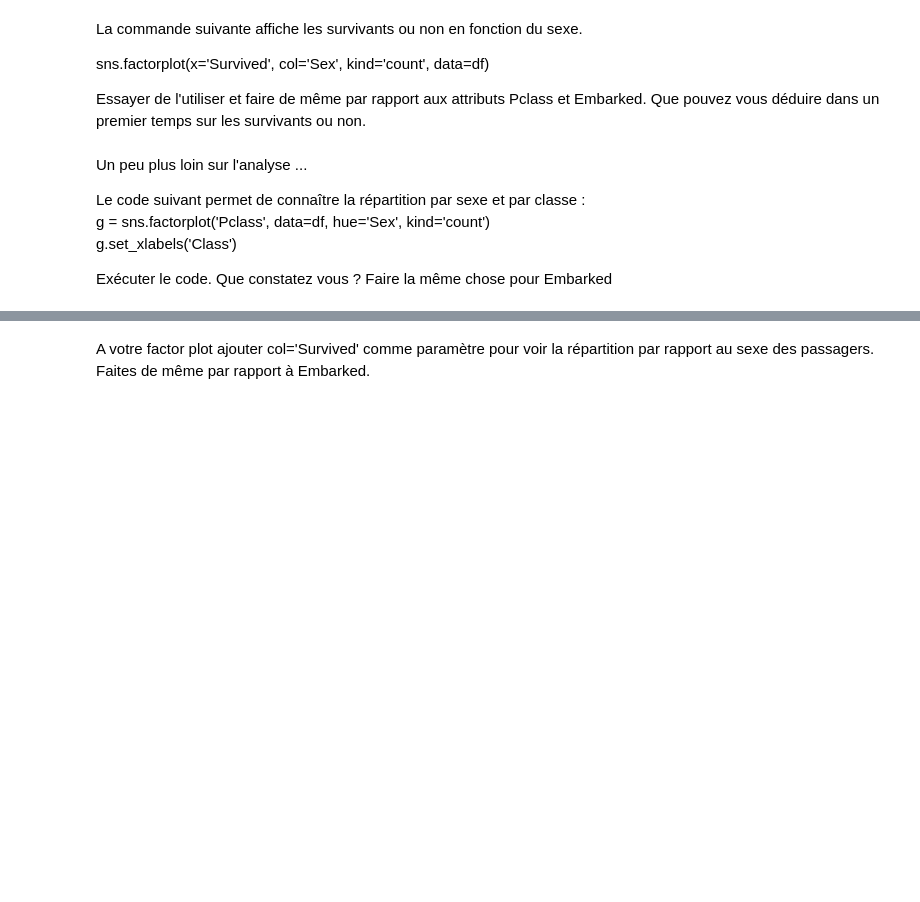
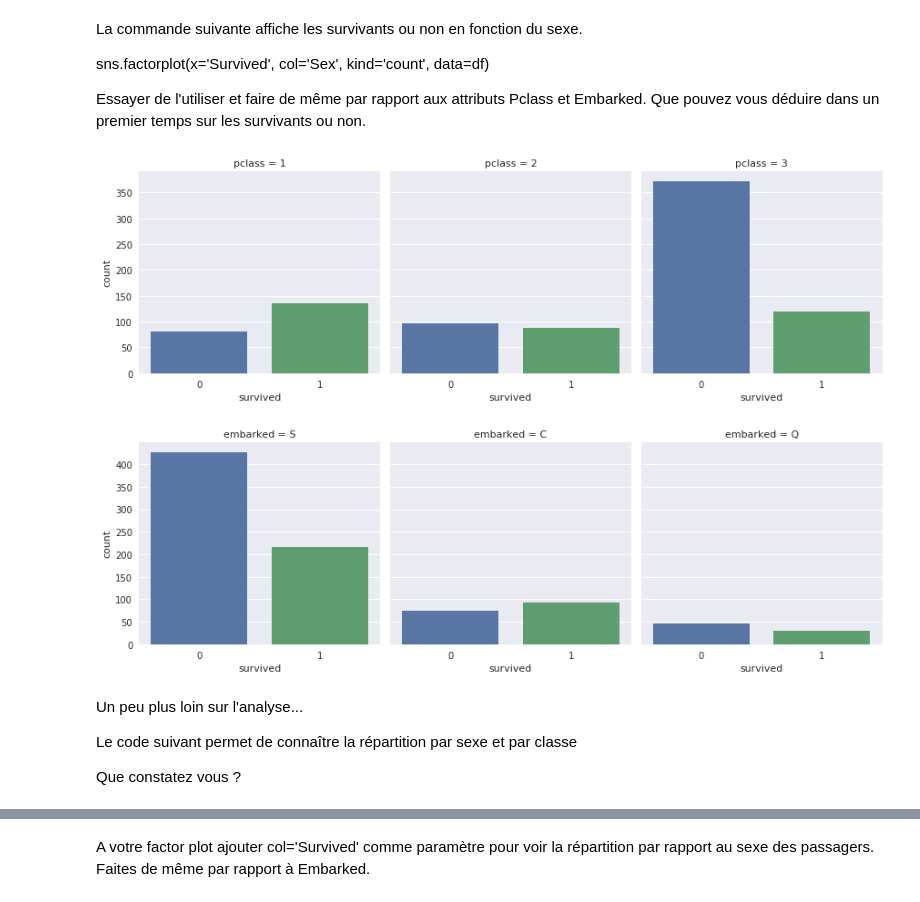
Before and after one commit to TDiGiovanni/TP, a Jupyter notebook: M1/Science_des_donnees/TP1/TP1.ipynb, the cells around one changed output, grey strips where cells are left out. Saved outputs shown, nothing was run; the diff lists cells and outputs as text; code cells hidden in the pictures; blank space fills up the shorter version.

```diff
--- a/M1/Science_des_donnees/TP1/TP1.ipynb
+++ b/M1/Science_des_donnees/TP1/TP1.ipynb
@@ -74,11 +207,17 @@ La commande suivante affiche les survivants ou non en fonction du sexe.
 sns.factorplot(x='Survived', col='Sex', kind='count', data=df)
 
 Essayer de l'utiliser et faire de même par rapport aux attributs Pclass et Embarked. Que pouvez vous déduire dans un premier temps sur les survivants ou non.
+# %%
+sns.factorplot(x='Survived', col='Pclass', kind='count', data = passengers)
+sns.factorplot(x='Survived', col='Embarked', kind='count', data = passengers)
+
+plot.show()
+# %% [output]
+[figure, added]
+[figure, added]
 # %% [markdown]
-Un peu plus loin sur l'analyse ...
+Un peu plus loin sur l'analyse...
 
-Le code suivant permet de connaître la répartition par sexe et par classe :
-g = sns.factorplot('Pclass', data=df, hue='Sex', kind='count')
-g.set_xlabels('Class')
+Le code suivant permet de connaître la répartition par sexe et par classe
 
-Exécuter le code. Que constatez vous ? Faire la même chose pour Embarked
+Que constatez vous ?
```
Also changed, not shown: parts of 48 cells of this notebook, 5 other files.
